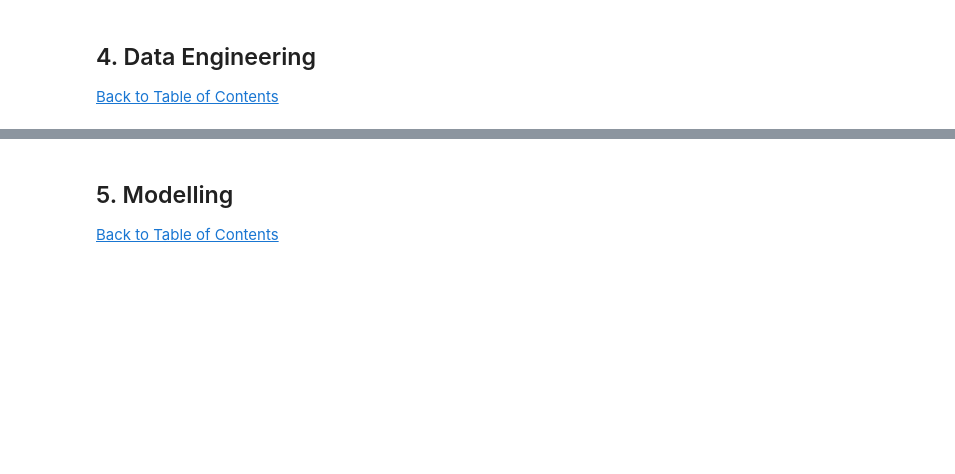
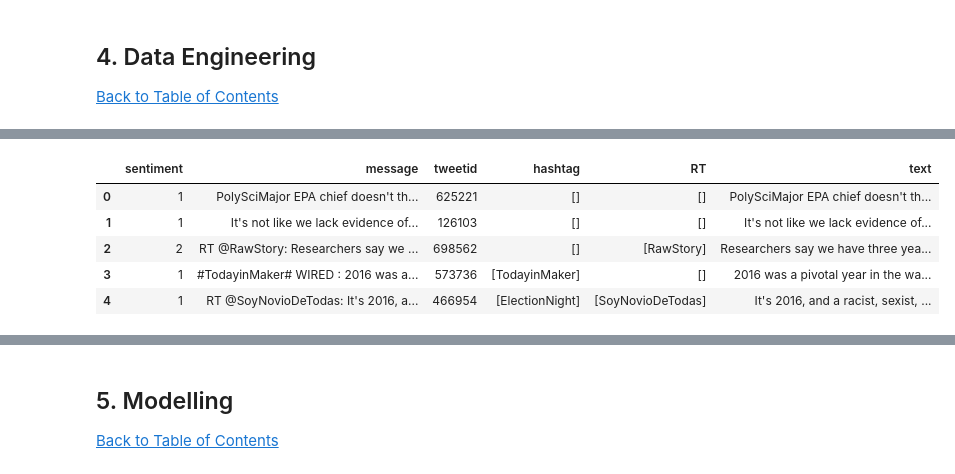
Before and after one commit to McMunashe/classification-predict-streamlit-template, a Jupyter notebook: Advanced Classification Predict .ipynb, the cells around one changed output, grey strips where cells are left out. Drawn from its saved outputs; the diff is of its cells as text; code cells hidden in the pictures; blank space fills up the shorter version.

```diff
--- a/Advanced Classification Predict .ipynb
+++ b/Advanced Classification Predict .ipynb
@@ -114,0 +160,3 @@ No duplicated values
+# %%
+# extract all the RT and mentions
+df['RT'] = df['message'].apply(lambda x: re.findall(r'^RT[\s]@(\w+):', x))
@@ -114,0 +169,9 @@ No duplicated values
+# %%
+df.head()
+# %% [output]
+|  | sentiment | message | tweetid | hashtag | RT | text |
+| 0 | 1 | PolySciMajor EPA chief doesn't th... | 625221 | [] | [] | PolySciMajor EPA chief doesn't th... |
+| 1 | 1 | It's not like we lack evidence of... | 126103 | [] | [] | It's not like we lack evidence of... |
+| 2 | 2 | RT @RawStory: Researchers say we ... | 698562 | [] | [RawStory] | Researchers say we have three yea... |
+| 3 | 1 | #TodayinMaker# WIRED : 2016 was a... | 573736 | [TodayinMaker] | [] | 2016 was a pivotal year in the wa... |
+| 4 | 1 | RT @SoyNovioDeTodas: It's 2016, a... | 466954 | [ElectionNight] | [SoyNovioDeTodas] | It's 2016, and a racist, sexist, ... |
```
Also changed, not shown: parts of 17 cells of this notebook.
